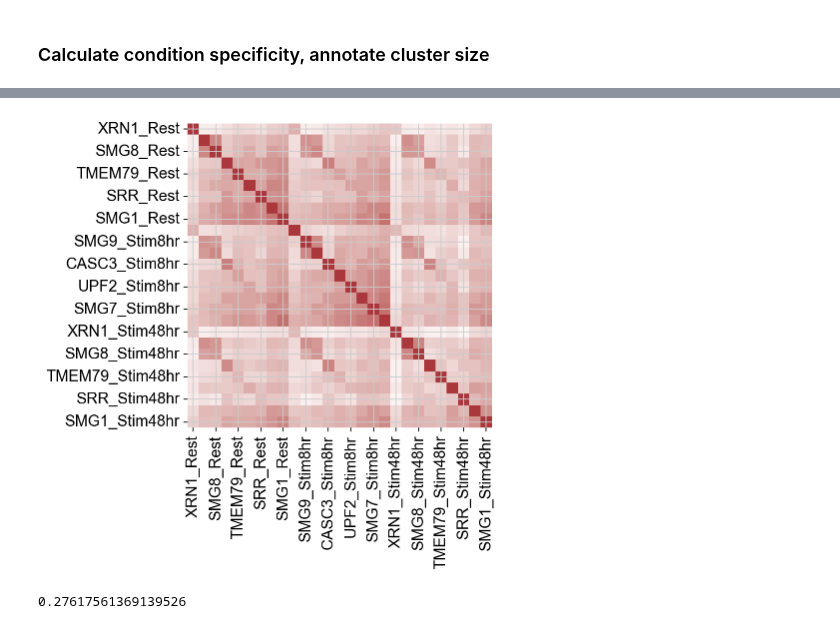
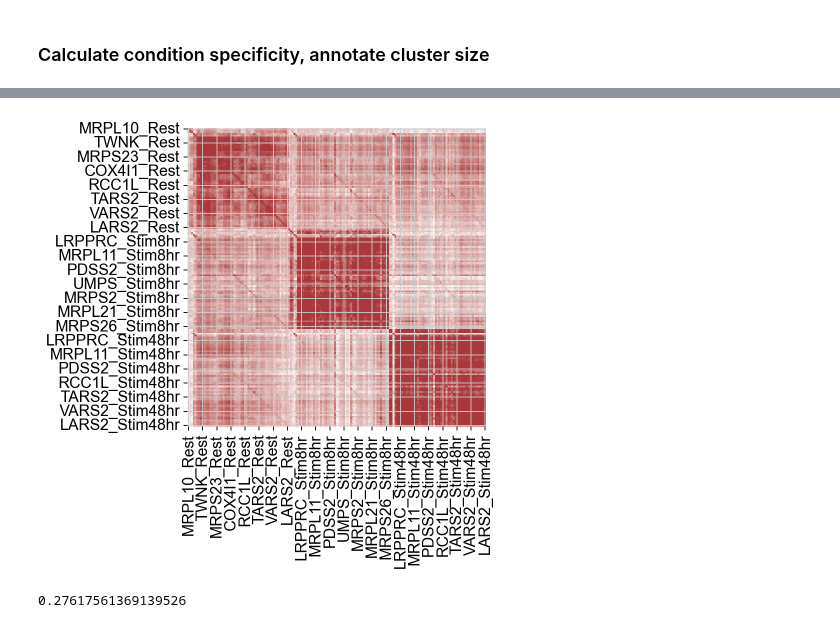
Before and after one commit to emdann/GWT_perturbseq_analysis_2025, a Jupyter notebook: src/6_functional_interaction/condition_specificity.ipynb, the cells around one changed output, grey strips where cells are left out. Cells and saved outputs as stored; diff of their text form; code cells hidden in the pictures.

Commit message:
new functional interaction clustering

```diff
--- a/src/6_functional_interaction/condition_specificity.ipynb
+++ b/src/6_functional_interaction/condition_specificity.ipynb
@@ -42,3 +53,4 @@ AnnData object with n_obs × n_vars = 2336 × 13959 backed at '../../../../3_exp
 adata_final.obs['hdbscan_corr_rest_over_across_condition'] = 0
 adata_final.obs['hdbscan_corr_stim8hr_over_across_condition'] = 0
 adata_final.obs['hdbscan_corr_stim48hr_over_across_condition'] = 0
+adata_final.obs['cluster_gene_size'] = 0
@@ -75,0 +307,40 @@ condition_specificity = condition_specificity[condition_specificity.hdbscan_clus
+# %%
+cl = 48
+thres = 0.4
+plt.figure(figsize=(6, 6))
+genelist = adata_final[adata_final.obs.hdbscan==cl].obs.target_contrast_gene_name_corrected.unique().tolist()
+corr_mtx = corr_compute(adata_de, genelist)
+
+# Reorder regulator based on hierarchical clustering of regulators in main conditions
+# For each cluster, get regulator member list
+regulator = adata_final[adata_final.obs['hdbscan']==cl].obs['target_contrast_gene_name_corrected'].unique().tolist()
+main_condition = adata_final[adata_final.obs['hdbscan']==cl].obs['culture_condition'].value_counts().index[0]
+regulator_main_condition = [item+'_'+main_condition for item in regulator]
+
+# Get reordered downstream genes based on DE effect of main condition
+clustermap = sns.clustermap(corr_mtx.loc[regulator_main_condition, regulator_main_condition],
+                            method='average',
+                            metric='euclidean')
+xticklabel_indices = clustermap.dendrogram_col.reordered_ind
+plt.close(clustermap.fig)
+regulator_reordered = np.array(regulator)[xticklabel_indices]
+
+target_names_rest = adata_de[adata_de.obs['culture_condition']=='Rest'].obs['target_contrast_gene_name_corrected']
+isin_mask = np.isin(regulator_reordered, target_names_rest)
+regulator_rest = regulator_reordered[isin_mask]
+regulator_rest = [item+'_Rest' for item in regulator_rest]
+target_names_stim8hr = adata_de[adata_de.obs['culture_condition']=='Stim8hr'].obs['target_contrast_gene_name_corrected']
+isin_mask = np.isin(regulator_reordered, target_names_stim8hr)
+regulator_stim8hr = regulator_reordered[isin_mask]
+regulator_stim8hr = [item+'_Stim8hr' for item in regulator_stim8hr]
+target_names_stim48hr = adata_de[adata_de.obs['culture_condition']=='Stim48hr'].obs['target_contrast_gene_name_corrected']
+isin_mask = np.isin(regulator_reordered, target_names_stim48hr)
+regulator_stim48hr = regulator_reordered[isin_mask]
+regulator_stim48hr = [item+'_Stim48hr' for item in regulator_stim48hr]
+regulator_all = np.concatenate([regulator_rest, regulator_stim8hr, regulator_stim48hr])
+
+sns.heatmap(corr_mtx.loc[regulator_all, regulator_all], vmin=-thres, vmax=thres, cmap='vlag', cbar=False)#, xticklabels=False, yticklabels=False)
+#plt.xlabel('Perturbed genes (n='+str(len(genelist))+')', fontsize=32, labelpad=5)
+#plt.ylabel('Perturbed genes (n='+str(len(genelist))+')', fontsize=32, labelpad=5)
+plt.tight_layout()
+#plt.savefig('./results/cluster'+str(cl)+'.png')
@@ -130,8 +622,8 @@ def corr_compute(adata, gene_list):
     test2 = test.T.corr()
     return test2
 # %%
-cl = 0
-thres = 1
+cl = 13
+thres = 0.4
 plt.figure(figsize=(6, 6))
 genelist = adata_final[adata_final.obs.hdbscan==cl].obs.target_contrast_gene_name_corrected.unique().tolist()
 corr_mtx = corr_compute(adata_de, genelist)
@@ -143,34 +635,34 @@ main_condition = adata_final[adata_final.obs['hdbscan']==cl].obs['culture_condit
 regulator_main_condition = [item+'_'+main_condition for item in regulator]
 
 # Get reordered downstream genes based on DE effect of main condition
 clustermap = sns.clustermap(corr_mtx.loc[regulator_main_condition, regulator_main_condition],
                             method='average',
                             metric='euclidean')
 xticklabel_indices = clustermap.dendrogram_col.reordered_ind
 plt.close(clustermap.fig)
 regulator_reordered = np.array(regulator)[xticklabel_indices]
 
 target_names_rest = adata_de[adata_de.obs['culture_condition']=='Rest'].obs['target_contrast_gene_name_corrected']
 isin_mask = np.isin(regulator_reordered, target_names_rest)
 regulator_rest = regulator_reordered[isin_mask]
 regulator_rest = [item+'_Rest' for item in regulator_rest]
 target_names_stim8hr = adata_de[adata_de.obs['culture_condition']=='Stim8hr'].obs['target_contrast_gene_name_corrected']
 isin_mask = np.isin(regulator_reordered, target_names_stim8hr)
 regulator_stim8hr = regulator_reordered[isin_mask]
 regulator_stim8hr = [item+'_Stim8hr' for item in regulator_stim8hr]
 target_names_stim48hr = adata_de[adata_de.obs['culture_condition']=='Stim48hr'].obs['target_contrast_gene_name_corrected']
 isin_mask = np.isin(regulator_reordered, target_names_stim48hr)
 regulator_stim48hr = regulator_reordered[isin_mask]
 regulator_stim48hr = [item+'_Stim48hr' for item in regulator_stim48hr]
 regulator_all = np.concatenate([regulator_rest, regulator_stim8hr, regulator_stim48hr])
 
 sns.heatmap(corr_mtx.loc[regulator_all, regulator_all], vmin=-thres, vmax=thres, cmap='vlag', cbar=False)#, xticklabels=False, yticklabels=False)
 #plt.xlabel('Perturbed genes (n='+str(len(genelist))+')', fontsize=32, labelpad=5)
 #plt.ylabel('Perturbed genes (n='+str(len(genelist))+')', fontsize=32, labelpad=5)
 plt.tight_layout()
 #plt.savefig('./results/cluster'+str(cl)+'.png')
 # %% [output]
-[figure, old version]
+[figure, new version]
 # %%
 cl = 0
 gene_id_list = adata_final[adata_final.obs.hdbscan==cl].obs.target_contrast_corrected.unique().tolist()
```
Also changed, not shown: parts of 41 cells of this notebook, 8 other files.
